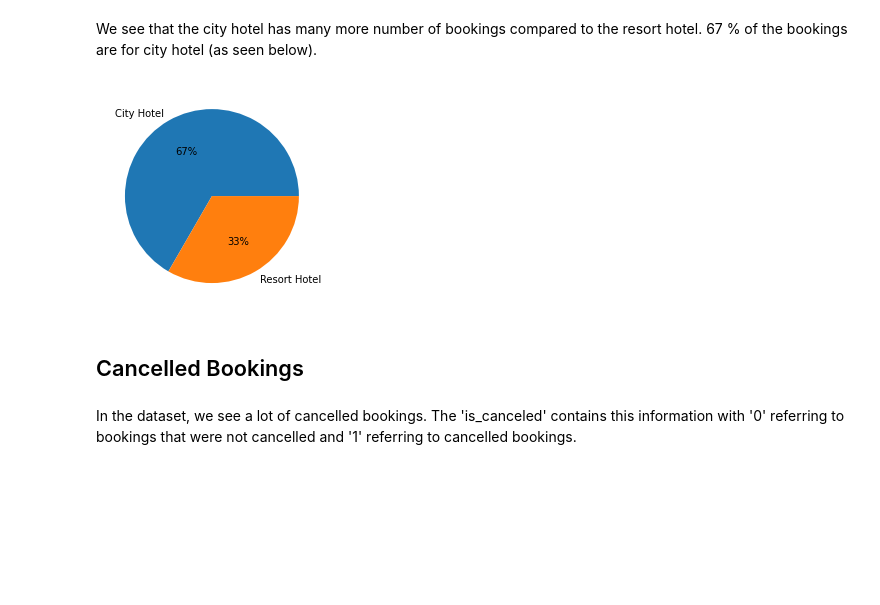
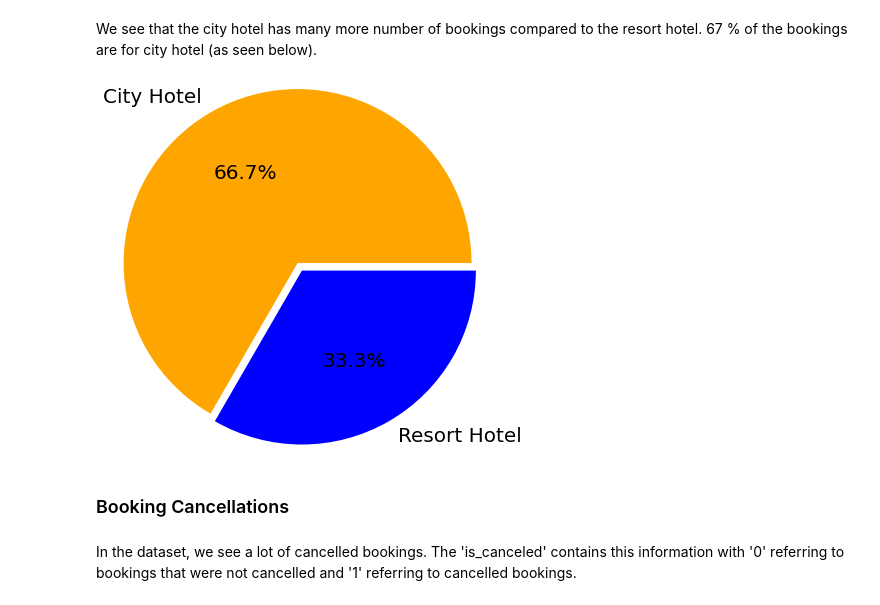
Before and after one commit to ParvezMakandar/Hotel-Booking-Analysis, a Jupyter notebook: Hotel_Booking_Analysis_Capstone_Project.ipynb, the cells around one changed output. Cells and saved outputs as stored; diff of their text form; code cells hidden in the pictures; blank space fills up the shorter version.

Commit message:
Fourth commit Hotel Booking Analysis

```diff
--- a/Hotel_Booking_Analysis_Capstone_Project.ipynb
+++ b/Hotel_Booking_Analysis_Capstone_Project.ipynb
@@ -246,13 +246,18 @@ sns.countplot(hotel_df.hotel)
 [figure]
 # %% [markdown]
 We see that the city hotel has many more number of bookings compared to the resort hotel. 67 % of the bookings are for city hotel (as seen below).
-# %%
-plt.pie(hotel_df['hotel'].value_counts(),labels=['City Hotel','Resort Hotel'],autopct='%.0f%%')
-plt.show()
-# %% [output]
-[figure, removed]
-# %% [markdown]
-## Cancelled Bookings
+# %%
+labels = hotel_df['hotel'].value_counts().index.tolist()
+sizes = hotel_df['hotel'].value_counts().tolist()
+explode = (0, 0.10)
+colors = ['orange', 'blue']
+
+plt.pie(sizes, explode=explode, labels=labels, colors=colors, autopct='%1.1f%%',startangle =0, textprops={'fontsize': 20},radius=2)
+plt.show()
+# %% [output]
+[figure, added]
+# %% [markdown]
+### Booking Cancellations
 # %% [markdown]
 In the dataset, we see a lot of cancelled bookings. The 'is_canceled' contains this information with '0' referring to bookings that were not cancelled and '1' referring to cancelled bookings.
 # %%
```
Also changed, not shown: parts of 39 cells of this notebook.
